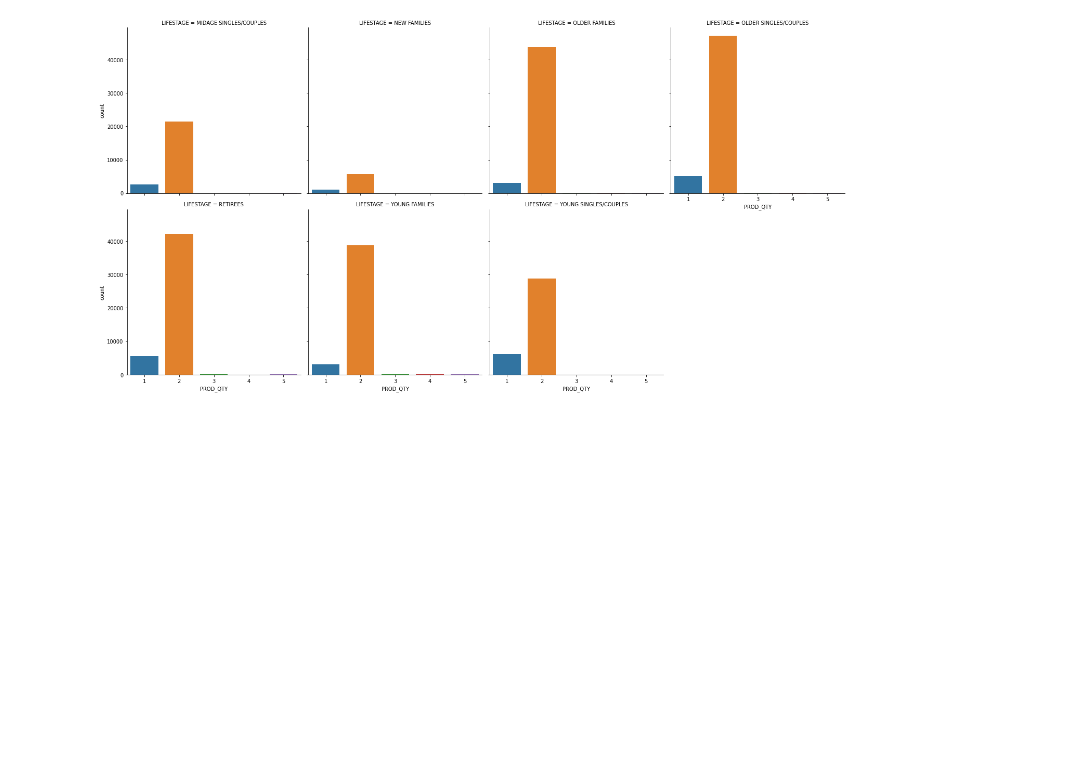
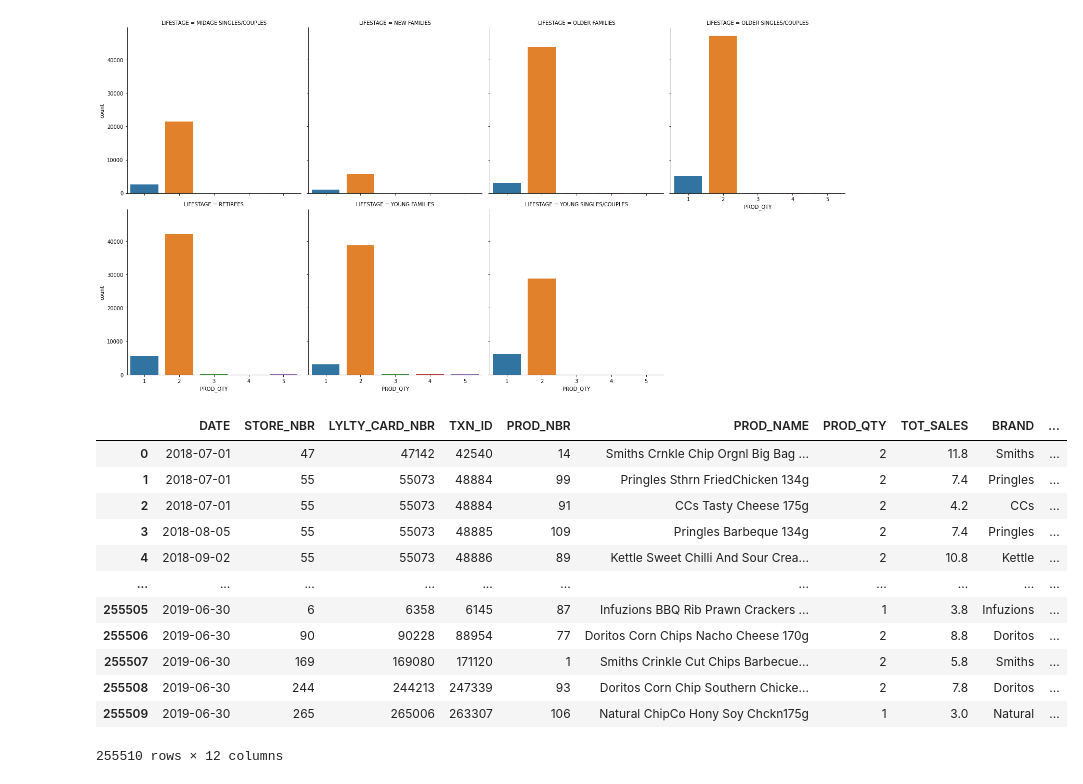
Before and after one commit to usamatrq94/Quantium-Intership, a Jupyter notebook: Q1- week1.ipynb, the cells around one changed output. Saved outputs shown, nothing was run; the diff lists cells and outputs as text; code cells hidden in the pictures; blank space fills up the shorter version.

```diff
--- a/Q1- week1.ipynb
+++ b/Q1- week1.ipynb
@@ -417,3 +472,19 @@ sns.catplot(col='LIFESTAGE', x='PROD_QTY', data=dataset, kind='count', col_wrap=
 # %% [output]
 <seaborn.axisgrid.FacetGrid at 0x...>
 [figure]
+# %%
+dataset
+# %% [output]
+|  | DATE | STORE_NBR | LYLTY_CARD_NBR | TXN_ID | PROD_NBR | PROD_NAME | PROD_QTY | TOT_SALES | BRAND | ... |
+| 0 | 2018-07-01 | 47 | 47142 | 42540 | 14 | Smiths Crnkle Chip Orgnl Big Bag ... | 2 | 11.8 | Smiths | ... |
+| 1 | 2018-07-01 | 55 | 55073 | 48884 | 99 | Pringles Sthrn FriedChicken 134g | 2 | 7.4 | Pringles | ... |
+| 2 | 2018-07-01 | 55 | 55073 | 48884 | 91 | CCs Tasty Cheese 175g | 2 | 4.2 | CCs | ... |
+| 3 | 2018-08-05 | 55 | 55073 | 48885 | 109 | Pringles Barbeque 134g | 2 | 7.4 | Pringles | ... |
+| 4 | 2018-09-02 | 55 | 55073 | 48886 | 89 | Kettle Sweet Chilli And Sour Crea... | 2 | 10.8 | Kettle | ... |
+| ... | ... | ... | ... | ... | ... | ... | ... | ... | ... | ... |
+| 255505 | 2019-06-30 | 6 | 6358 | 6145 | 87 | Infuzions BBQ Rib Prawn Crackers ... | 1 | 3.8 | Infuzions | ... |
+| 255506 | 2019-06-30 | 90 | 90228 | 88954 | 77 | Doritos Corn Chips Nacho Cheese 170g | 2 | 8.8 | Doritos | ... |
+| 255507 | 2019-06-30 | 169 | 169080 | 171120 | 1 | Smiths Crinkle Cut Chips Barbecue... | 2 | 5.8 | Smiths | ... |
+| 255508 | 2019-06-30 | 244 | 244213 | 247339 | 93 | Doritos Corn Chip Southern Chicke... | 2 | 7.8 | Doritos | ... |
+| 255509 | 2019-06-30 | 265 | 265006 | 263307 | 106 | Natural ChipCo Hony Soy Chckn175g | 1 | 3.0 | Natural | ... |
+255510 rows × 12 columns
```
Also changed, not shown: parts of 4 cells of this notebook.
